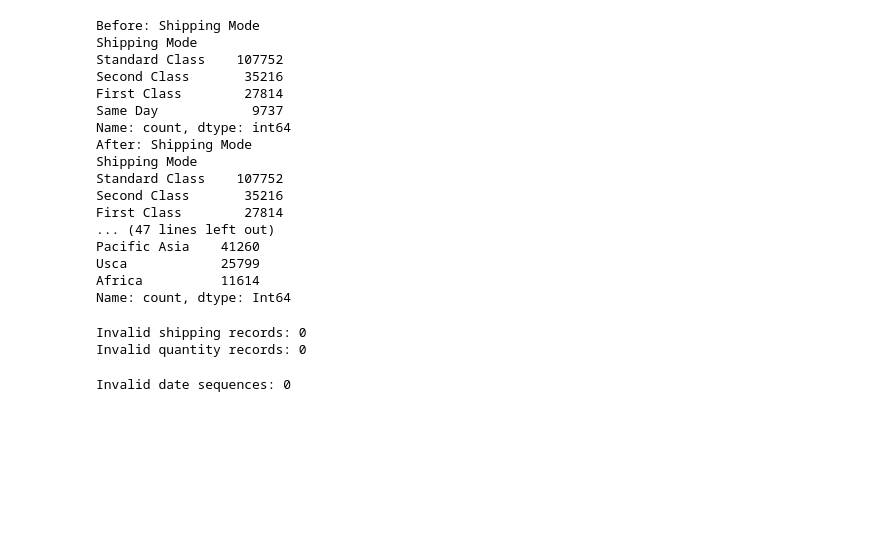
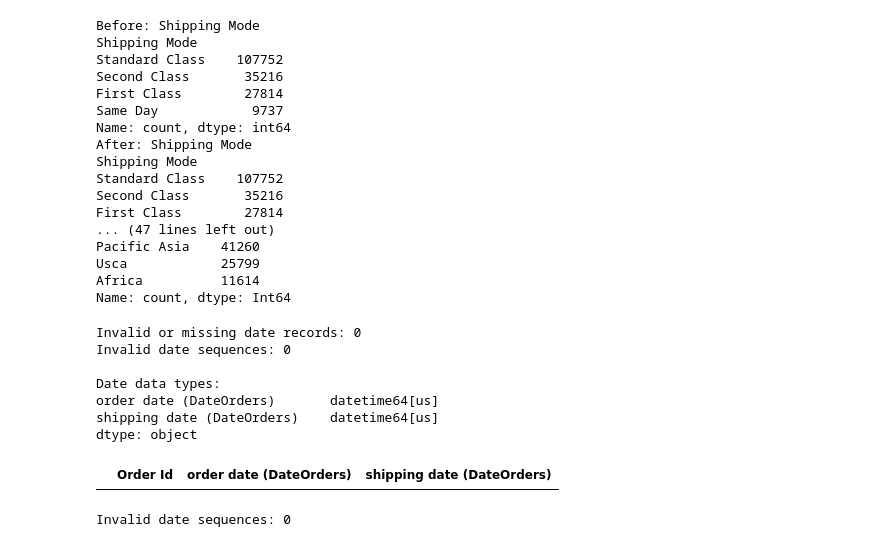
Before and after one commit to a214086-hash/Logistics-Supply-Chain-Data-Profiling, a Jupyter notebook: notebooks/data_profiling.ipynb, the cells around one changed output. Cells and saved outputs as stored; diff of their text form; code cells hidden in the pictures; blank space fills up the shorter version.

Commit message:
Fix data profiling and update report

```diff
--- a/notebooks/data_profiling.ipynb
+++ b/notebooks/data_profiling.ipynb
@@ -359,48 +377,58 @@ Usca            25799
 Africa          11614
 Name: count, dtype: Int64
 # %%
-# Convert required numeric fields
-numeric_columns = [
-    "Days for shipping (real)",
-    "Days for shipment (scheduled)",
-    "Order Item Quantity"
-]
+order_date = df_clean["order date (DateOrders)"]
+shipping_date = df_clean["shipping date (DateOrders)"]
 
-for col in numeric_columns:
-    df_clean[col] = pd.to_numeric(
-        df_clean[col],
-        errors="coerce"
-    )
-
-# Flag invalid records
-df_clean["invalid_shipping_days"] = (
-    (df_clean["Days for shipping (real)"] < 0)
+df_clean["invalid_date_format"] = (
+    order_date.isna()
     |
-    (df_clean["Days for shipment (scheduled)"] < 0)
-    |
-    df_clean["Days for shipping (real)"].isna()
-    |
-    df_clean["Days for shipment (scheduled)"].isna()
+    shipping_date.isna()
 )
 
-df_clean["invalid_quantity"] = (
-    (df_clean["Order Item Quantity"] <= 0)
-    |
-    df_clean["Order Item Quantity"].isna()
+df_clean["invalid_date_sequence"] = (
+    (shipping_date < order_date)
+    &
+    ~df_clean["invalid_date_format"]
 )
 
 print(
-    "Invalid shipping records:",
-    df_clean["invalid_shipping_days"].sum()
+    "Invalid or missing date records:",
+    df_clean["invalid_date_format"].sum()
 )
 
 print(
-    "Invalid quantity records:",
-    df_clean["invalid_quantity"].sum()
+    "Invalid date sequences:",
+    df_clean["invalid_date_sequence"].sum()
 )
+
+print("\nDate data types:")
+print(df_clean[
+    [
+        "order date (DateOrders)",
+        "shipping date (DateOrders)"
+    ]
+].dtypes)
+
+display(
+    df_clean.loc[
+        df_clean["invalid_date_sequence"],
+        [
+            "Order Id",
+            "order date (DateOrders)",
+            "shipping date (DateOrders)"
+        ]
+    ].head(10)
+)
 # %% [output]
-Invalid shipping records: 0
-Invalid quantity records: 0
+Invalid or missing date records: 0
+Invalid date sequences: 0
+
+Date data types:
+order date (DateOrders)       datetime64[us]
+shipping date (DateOrders)    datetime64[us]
+dtype: object
+|  | Order Id | order date (DateOrders) | shipping date (DateOrders) |
 # %%
 # Shipping date should not precede order date
 df_clean["invalid_date_sequence"] = (
```
Also changed, not shown: parts of 10 cells of this notebook.
